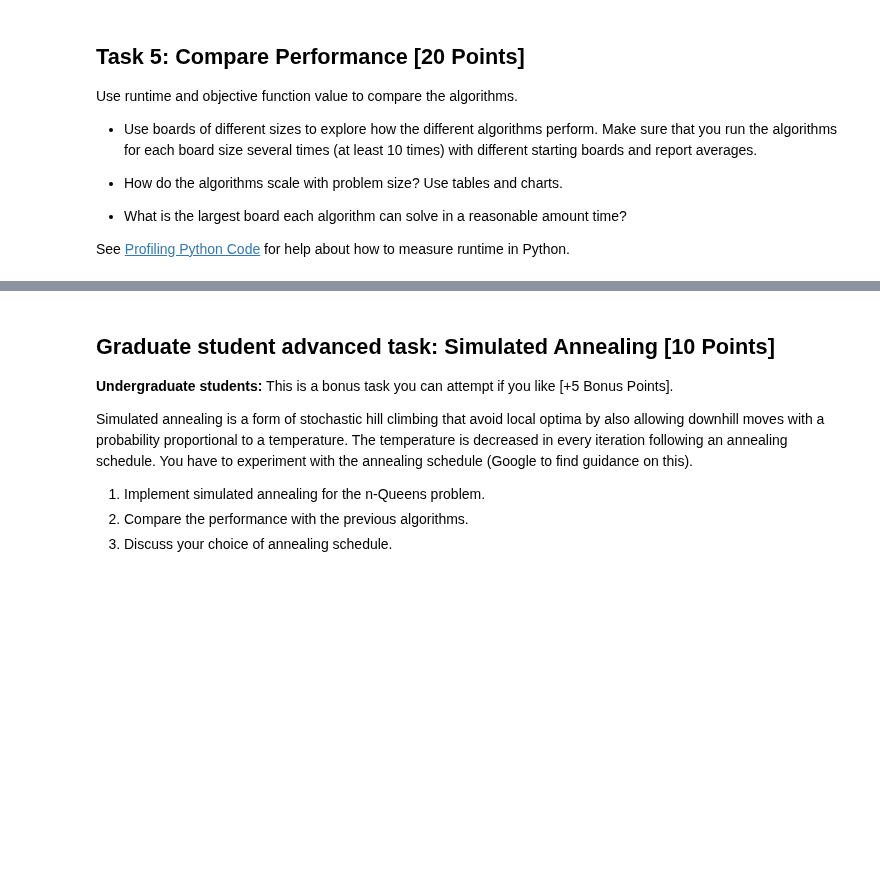
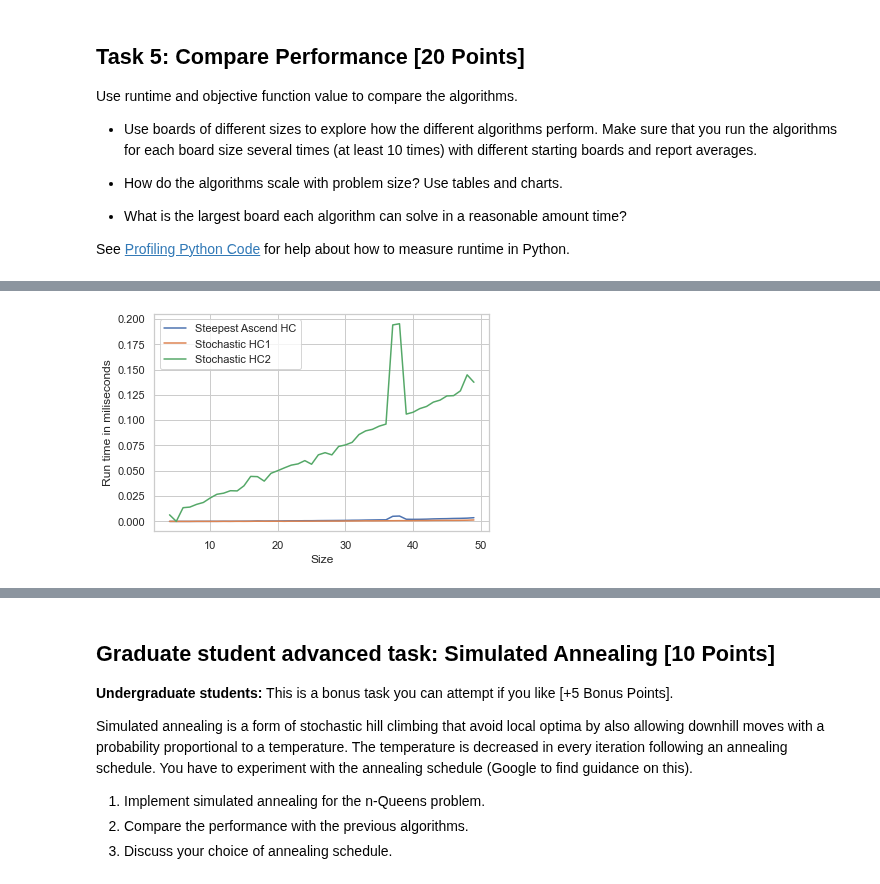
Before and after one commit to mhahsler/CS7320-AI, a Jupyter notebook: Local_Search/n_queens.ipynb, the cells around one changed output, grey strips where cells are left out. Saved outputs shown, nothing was run; the diff lists cells and outputs as text; code cells hidden in the pictures; blank space fills up the shorter version.

```diff
--- a/Local_Search/n_queens.ipynb
+++ b/Local_Search/n_queens.ipynb
@@ -376,0 +441,88 @@ See [Profiling Python Code](../Python_Code_Examples/profiling_code.ipynb) for he
+# %%
+# Code, results, charts and discussion go here
+import time
+board_size = 4
+
+SAHC_Time = []
+SHC1_Time = []
+SHC2_Time = []
+
+SAHC_Conflicts = []
+SHC1_Conflicts = []
+SHC2_Conflicts = []
+
+#start board size at 4
+board_size = 4
+#go through 25 board sizes
+for i in range(4, 50):
+
+    if i>0:
+        sys.stderr.write('\rBoard Size: %d/%d' % (i+1, 50))
+        sys.stderr.flush()
+
+    Time = 0
+    conflicts = 0
+    for j in range(10):
+        board = random_board(board_size)
+        t0 = time.time()
+        SAHC = steepest_ascend_hill_climbing(board)
+        t1 = time.time()
+        Time = (t1 - t0) + Time
+        conflicts = conflicts_jit(SAHC)
+        SAHC_conflicts = SAHC_conflicts + conflicts
+
+    Time = Time / 10
+    SAHC_conflicts = SAHC_conflicts / 10
+    SAHC_Time.append(Time)
+    SAHC_Conflicts.append(SAHC_conflicts)
+
+    Time = 0
+    conflicts = 0
+    for j in range(10):
+        board = random_board(board_size)
+        t0 = time.time()
+        SHC1 = stochastic_hill_climbing1(board)
+        t1 = time.time()
+        Time = (t1 - t0) + Time
+        conflicts = conflicts_jit(SHC1)
+        SHC1_conflicts = SHC1_conflicts + conflicts
+
+
+    Time = Time / 10
+    SHC1_conflicts = SHC1_conflicts / 10
+    SHC1_Time.append(Time)
+    SHC1_Conflicts.append(SHC1_conflicts)
+
+    Time = 0
+    conflicts = 0
+    for j in range(10):
+        board = random_board(board_size)
+        t0 = time.time()
+        SHC2 = stochastic_hill_climbing2(board)
+        t1 = time.time()
+        Time = (t1 - t0) + Time
+        conflicts = conflicts_jit(SHC2)
+        SHC2_conflicts = SHC2_conflicts + conflicts
+
+
+    Time = Time / 10
+    SHC2_conflicts = SHC2_conflicts / 10
+    SHC2_Time.append(Time)
+    SHC2_Conflicts.append(SHC2_conflicts)
+
+    board_size += 1
+
+
+import matplotlib.pyplot as plt
+import seaborn as sns
+sns.set(style="whitegrid")
+x=range(4,50)
+
+plt.plot(x, SAHC_Time, label = "Steepest Ascend HC")
+plt.plot(x, SHC1_Time, label = "Stochastic HC1")
+plt.plot(x, SHC2_Time, label = "Stochastic HC2")
+plt.xlabel("Size")
+plt.ylabel("Run time in miliseconds")
+plt.legend()
+plt.show()
+# %% [output]
@@ -376,0 +530 @@ See [Profiling Python Code](../Python_Code_Examples/profiling_code.ipynb) for he
+[figure, added]
```
Also changed, not shown: parts of 21 cells of this notebook.
